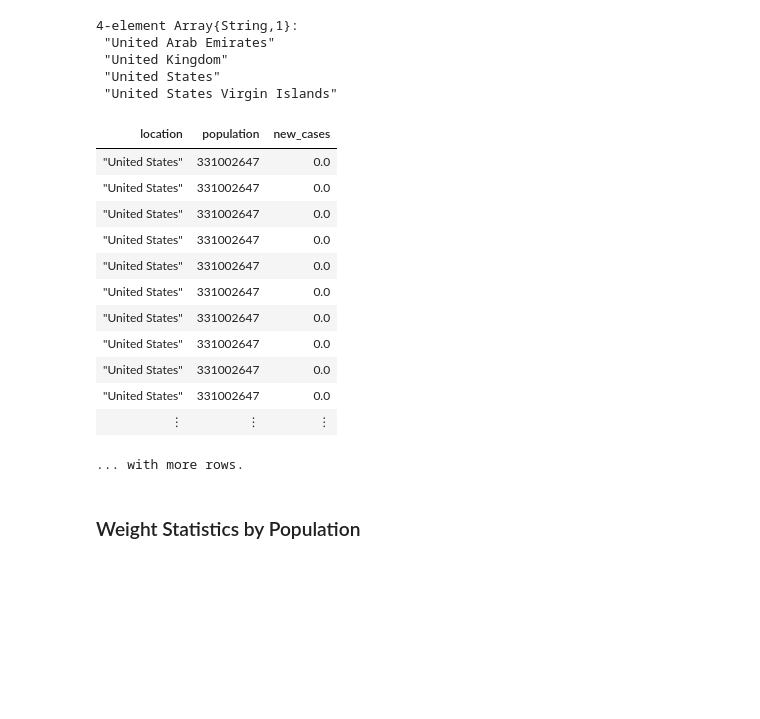
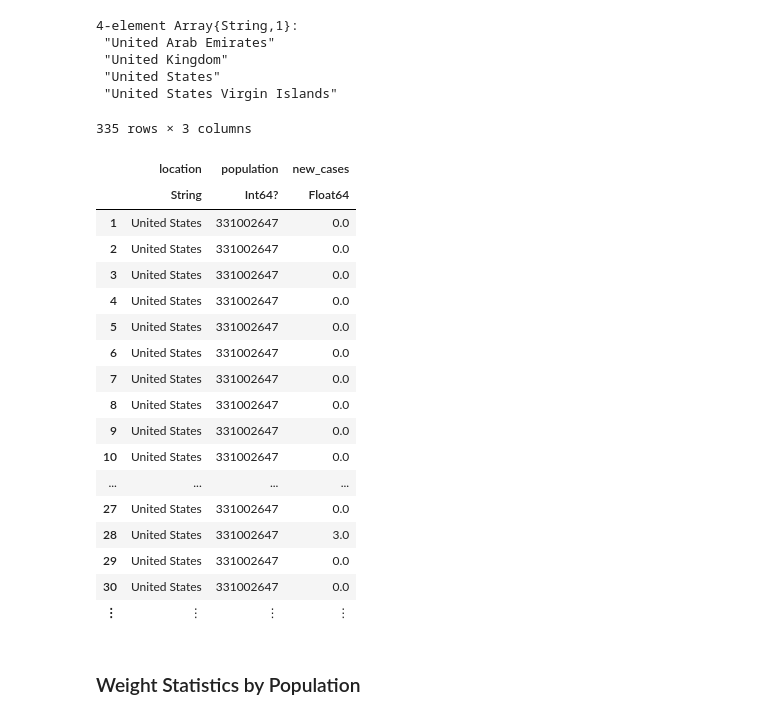
Before and after one commit to 0xpantera/Covid19, a Jupyter notebook: notebook.ipynb, the cells around one changed output. Cells and saved outputs as stored; diff of their text form; code cells hidden in the pictures; blank space fills up the shorter version.

Commit message:
feat: move from queryverse to dataframes and gadfly

```diff
--- a/notebook.ipynb
+++ b/notebook.ipynb
@@ -83,23 +90,30 @@ unique(df.location)[united_mask]
  "United States"
  "United States Virgin Islands"
 # %%
-usa_cases = df |>
-            @select(:location, :population, :new_cases) |>
-            @filter(_.location == "United States")
+usa_cases = @chain df begin
+    select(:location, :population, :new_cases)
+    filter(:location => ==("United States"), _)
+end
 # %% [output]
+335 rows × 3 columns
-| location | population | new_cases |
-| "United States" | 331002647 | 0.0 |
-| "United States" | 331002647 | 0.0 |
-| "United States" | 331002647 | 0.0 |
-| "United States" | 331002647 | 0.0 |
-| "United States" | 331002647 | 0.0 |
-| "United States" | 331002647 | 0.0 |
-| "United States" | 331002647 | 0.0 |
-| "United States" | 331002647 | 0.0 |
-| "United States" | 331002647 | 0.0 |
-| "United States" | 331002647 | 0.0 |
-| ⋮ | ⋮ | ⋮ |
+|  | location | population | new_cases |
+|  | String | Int64? | Float64 |
+| 1 | United States | 331002647 | 0.0 |
+| 2 | United States | 331002647 | 0.0 |
+| 3 | United States | 331002647 | 0.0 |
+| 4 | United States | 331002647 | 0.0 |
+| 5 | United States | 331002647 | 0.0 |
+| 6 | United States | 331002647 | 0.0 |
+| 7 | United States | 331002647 | 0.0 |
+| 8 | United States | 331002647 | 0.0 |
+| 9 | United States | 331002647 | 0.0 |
+| 10 | United States | 331002647 | 0.0 |
+| ... | ... | ... | ... |
+| 27 | United States | 331002647 | 0.0 |
+| 28 | United States | 331002647 | 3.0 |
+| 29 | United States | 331002647 | 0.0 |
+| 30 | United States | 331002647 | 0.0 |
+| ⋮ | ⋮ | ⋮ | ⋮ |
-... with more rows.
 # %% [markdown]
 ### Weight Statistics by Population
 # %%
```
Also changed, not shown: parts of 22 cells of this notebook, 4 other files.
